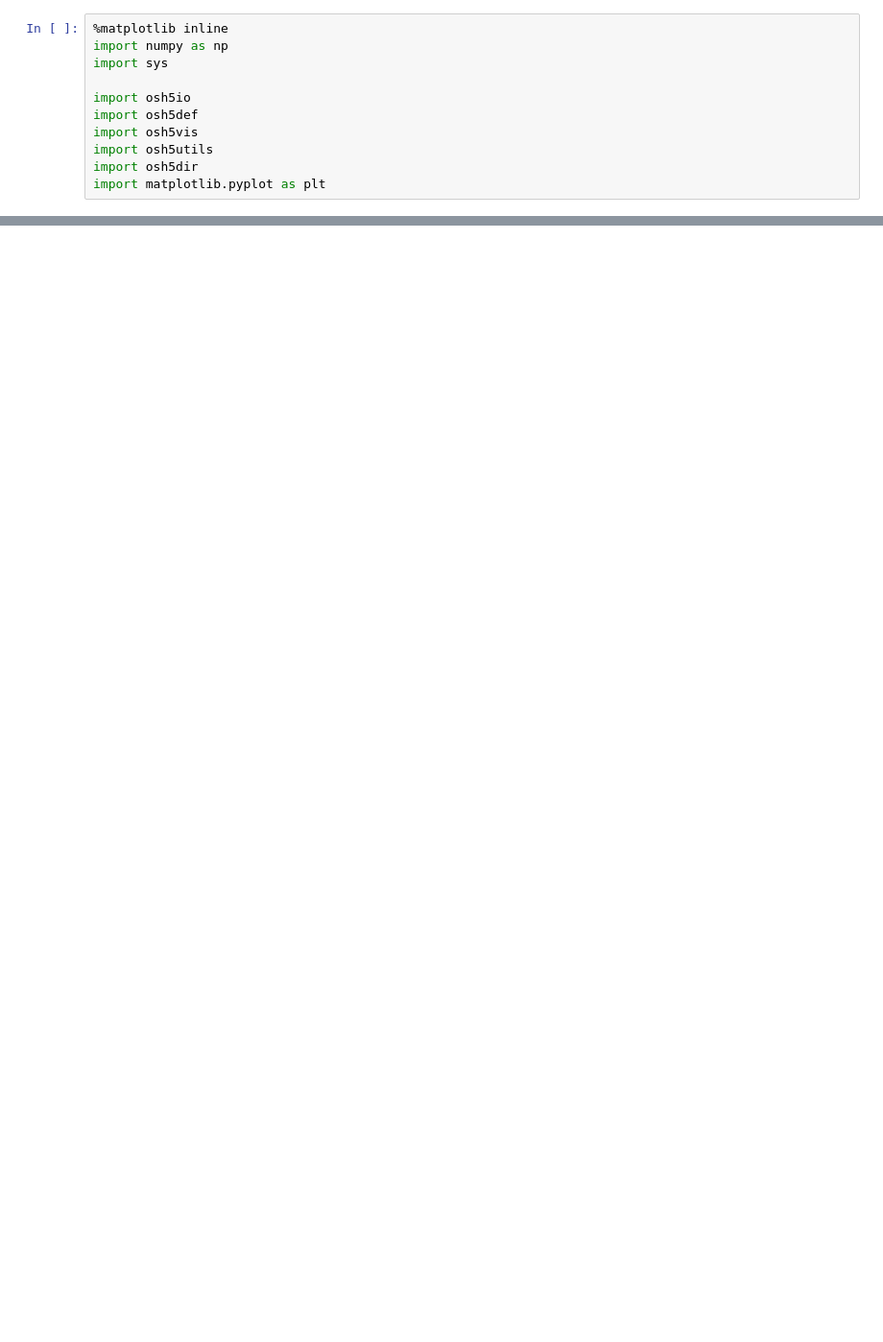
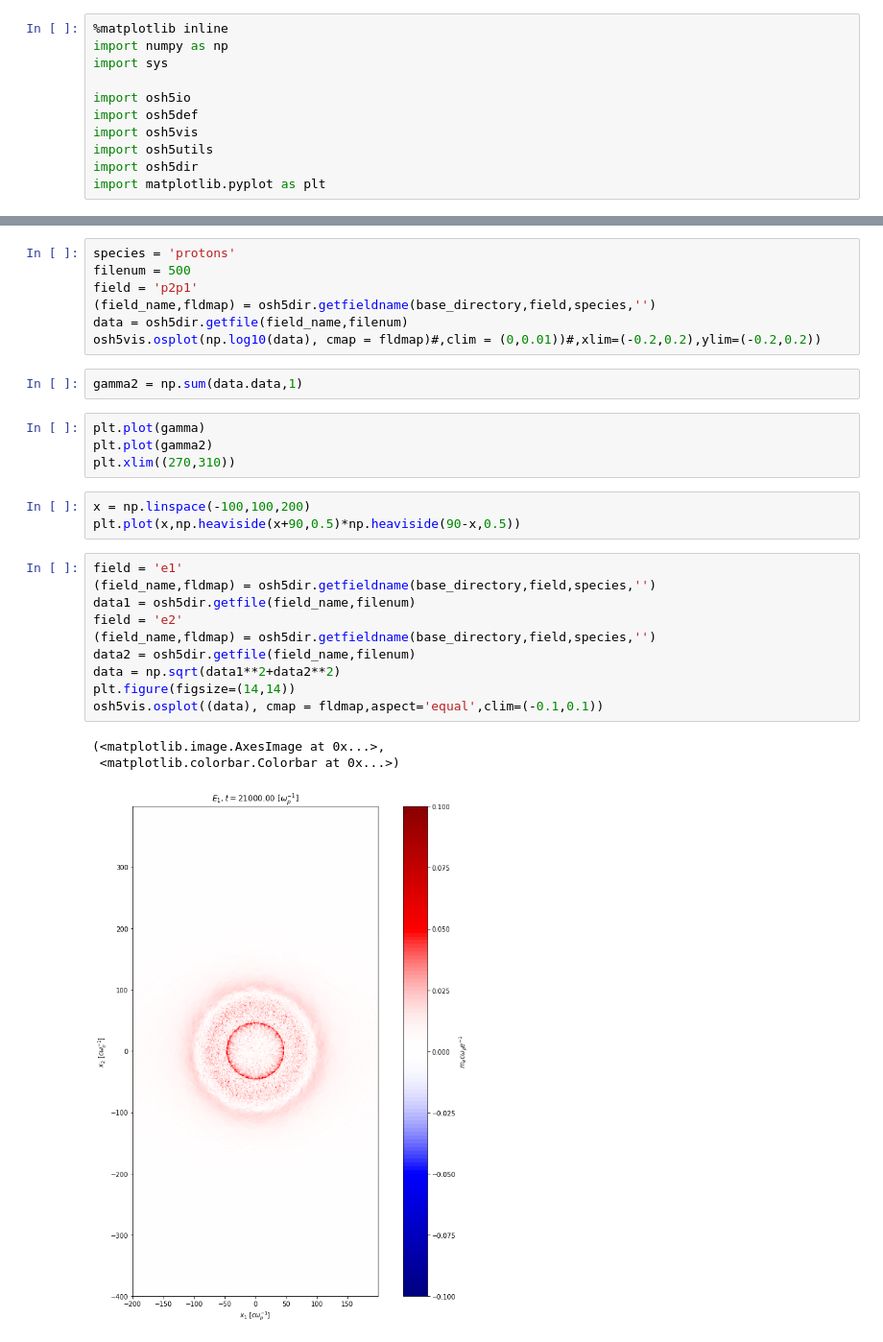
Before and after one commit to alecgrthomas/pyVisOS, a Jupyter notebook: os_analysis_worksheet.ipynb, the cells around one changed output, grey strips where cells are left out. Shown at 96% size. Saved outputs shown, nothing was run; the diff lists cells and outputs as text; blank space fills up the shorter version.

```diff
--- a/os_analysis_worksheet.ipynb
+++ b/os_analysis_worksheet.ipynb
@@ -11,0 +137,30 @@ import matplotlib.pyplot as plt
+# %%
+species = 'protons'
+filenum = 500
+field = 'p2p1'
+(field_name,fldmap) = osh5dir.getfieldname(base_directory,field,species,'')
+data = osh5dir.getfile(field_name,filenum)
+osh5vis.osplot(np.log10(data), cmap = fldmap)#,clim = (0,0.01))#,xlim=(-0.2,0.2),ylim=(-0.2,0.2))
+# %%
+gamma2 = np.sum(data.data,1)
+# %%
+plt.plot(gamma)
+plt.plot(gamma2)
+plt.xlim((270,310))
+# %%
+x = np.linspace(-100,100,200)
+plt.plot(x,np.heaviside(x+90,0.5)*np.heaviside(90-x,0.5))
+# %%
+field = 'e1'
+(field_name,fldmap) = osh5dir.getfieldname(base_directory,field,species,'')
+data1 = osh5dir.getfile(field_name,filenum)
+field = 'e2'
+(field_name,fldmap) = osh5dir.getfieldname(base_directory,field,species,'')
+data2 = osh5dir.getfile(field_name,filenum)
+data = np.sqrt(data1**2+data2**2)
+plt.figure(figsize=(14,14))
+osh5vis.osplot((data), cmap = fldmap,aspect='equal',clim=(-0.1,0.1))
+# %% [output]
+(<matplotlib.image.AxesImage at 0x...>,
+ <matplotlib.colorbar.Colorbar at 0x...>)
+[figure, added]
```
Also changed, not shown: parts of 17 cells of this notebook, 2 other files.
